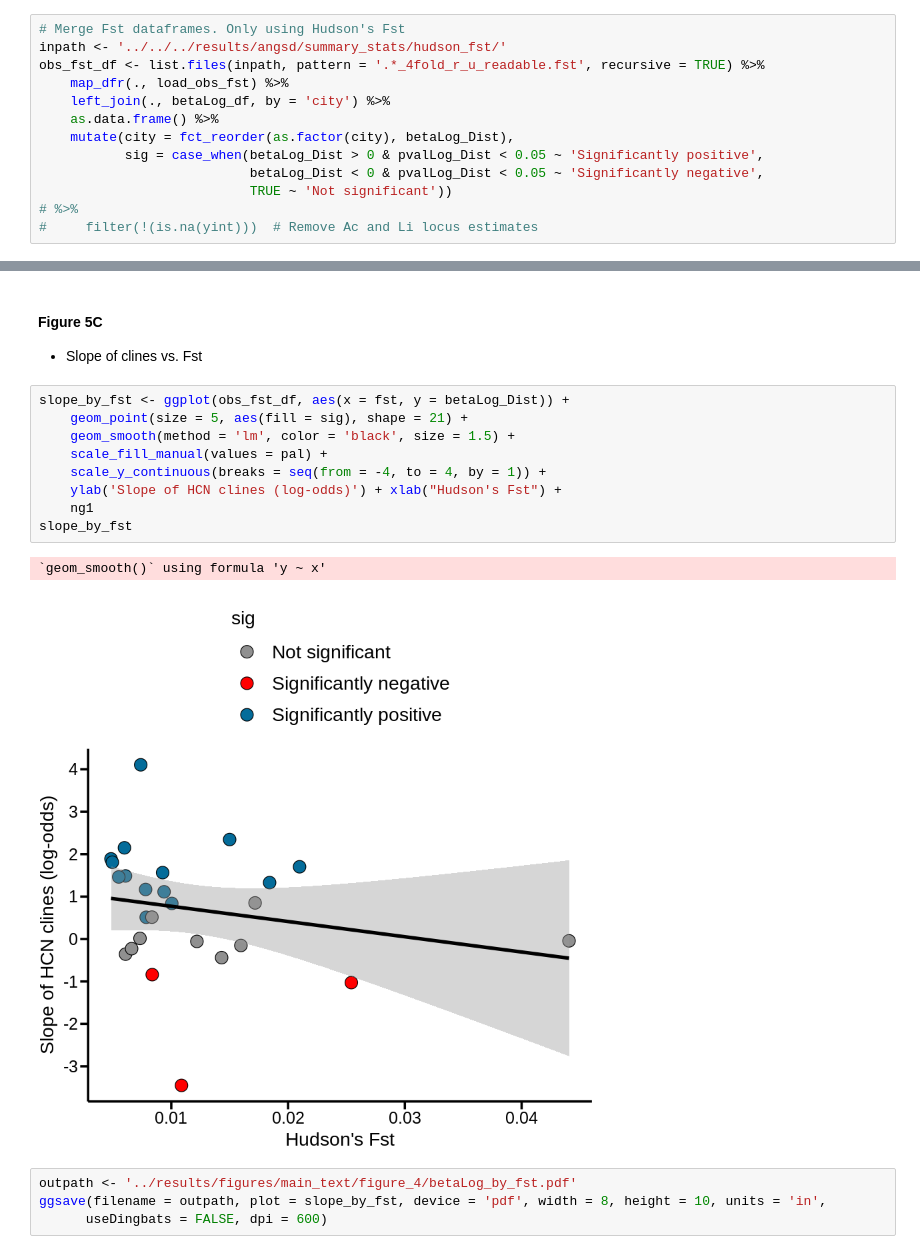
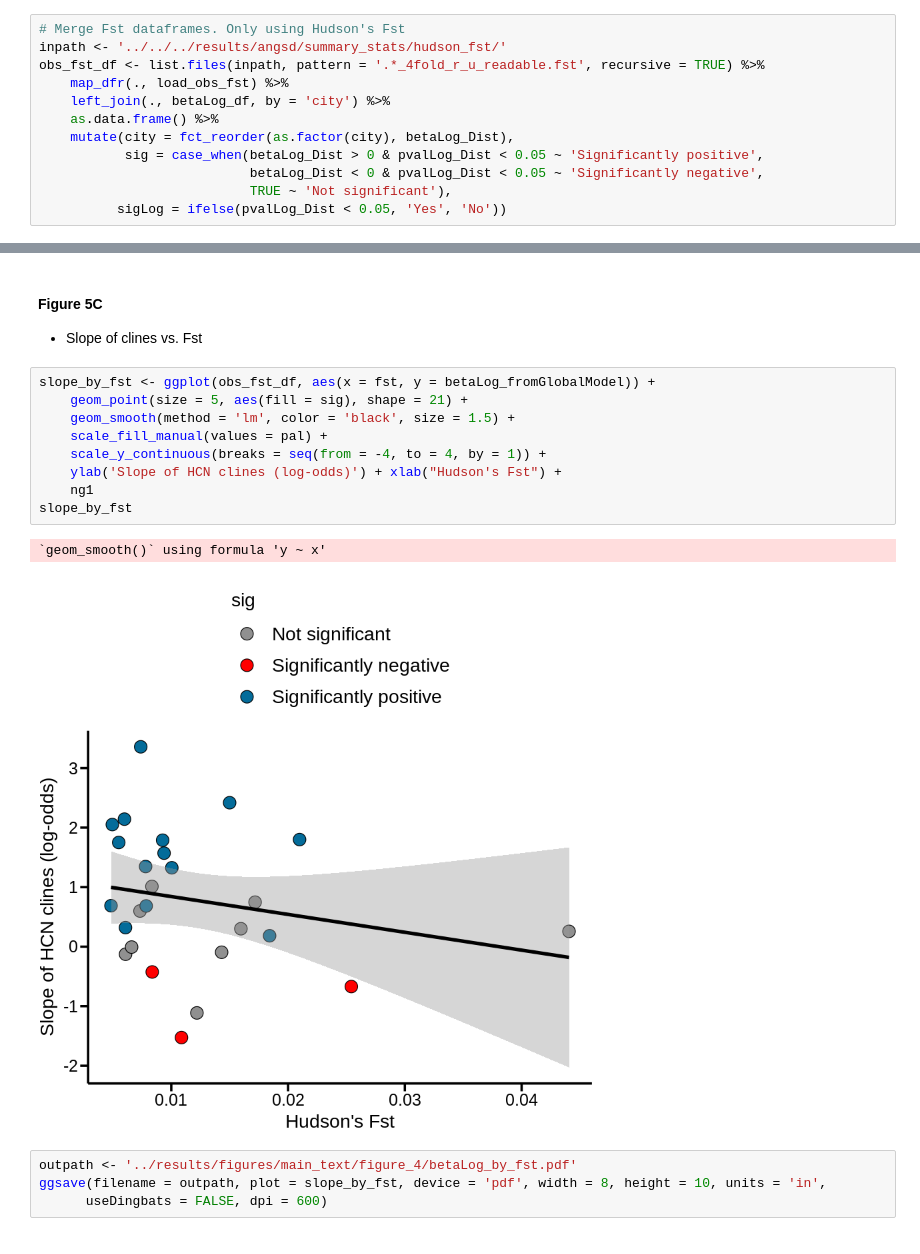
Before and after one commit to James-S-Santangelo/glue_pc, a Jupyter notebook: genomic-analyses/notebooks/pi_fst_byCity_byHabitat.r.ipynb, the cells around one changed output, grey strips where cells are left out. Drawn from its saved outputs; the diff is of its cells as text.

```diff
--- a/genomic-analyses/notebooks/pi_fst_byCity_byHabitat.r.ipynb
+++ b/genomic-analyses/notebooks/pi_fst_byCity_byHabitat.r.ipynb
@@ -403,9 +377,8 @@ obs_fst_df <- list.files(inpath, pattern = '.*_4fold_r_u_readable.fst', recursiv
     mutate(city = fct_reorder(as.factor(city), betaLog_Dist),
            sig = case_when(betaLog_Dist > 0 & pvalLog_Dist < 0.05 ~ 'Significantly positive',
                            betaLog_Dist < 0 & pvalLog_Dist < 0.05 ~ 'Significantly negative',
-                           TRUE ~ 'Not significant'))
-# %>%
-#     filter(!(is.na(yint)))  # Remove Ac and Li locus estimates
+                           TRUE ~ 'Not significant'),
+          sigLog = ifelse(pvalLog_Dist < 0.05, 'Yes', 'No'))
 # %%
 head(obs_fst_df)
 # %% [output]
@@ -497,17 +471,17 @@ Confidence level used: 0.95
 
 - Slope of clines vs. Fst
 # %%
-slope_by_fst <- ggplot(obs_fst_df, aes(x = fst, y = betaLog_Dist)) +
+slope_by_fst <- ggplot(obs_fst_df, aes(x = fst, y = betaLog_fromGlobalModel)) +
     geom_point(size = 5, aes(fill = sig), shape = 21) +
     geom_smooth(method = 'lm', color = 'black', size = 1.5) +
     scale_fill_manual(values = pal) +
     scale_y_continuous(breaks = seq(from = -4, to = 4, by = 1)) +
     ylab('Slope of HCN clines (log-odds)') + xlab("Hudson's Fst") +
     ng1
 slope_by_fst
 # %% [output]
 `geom_smooth()` using formula 'y ~ x'
-[figure, old version]
+[figure, new version]
 # %%
 outpath <- '../results/figures/main_text/figure_4/betaLog_by_fst.pdf'
 ggsave(filename = outpath, plot = slope_by_fst, device = 'pdf', width = 8, height = 10, units = 'in',
```
Also changed, not shown: parts of 28 cells of this notebook.
